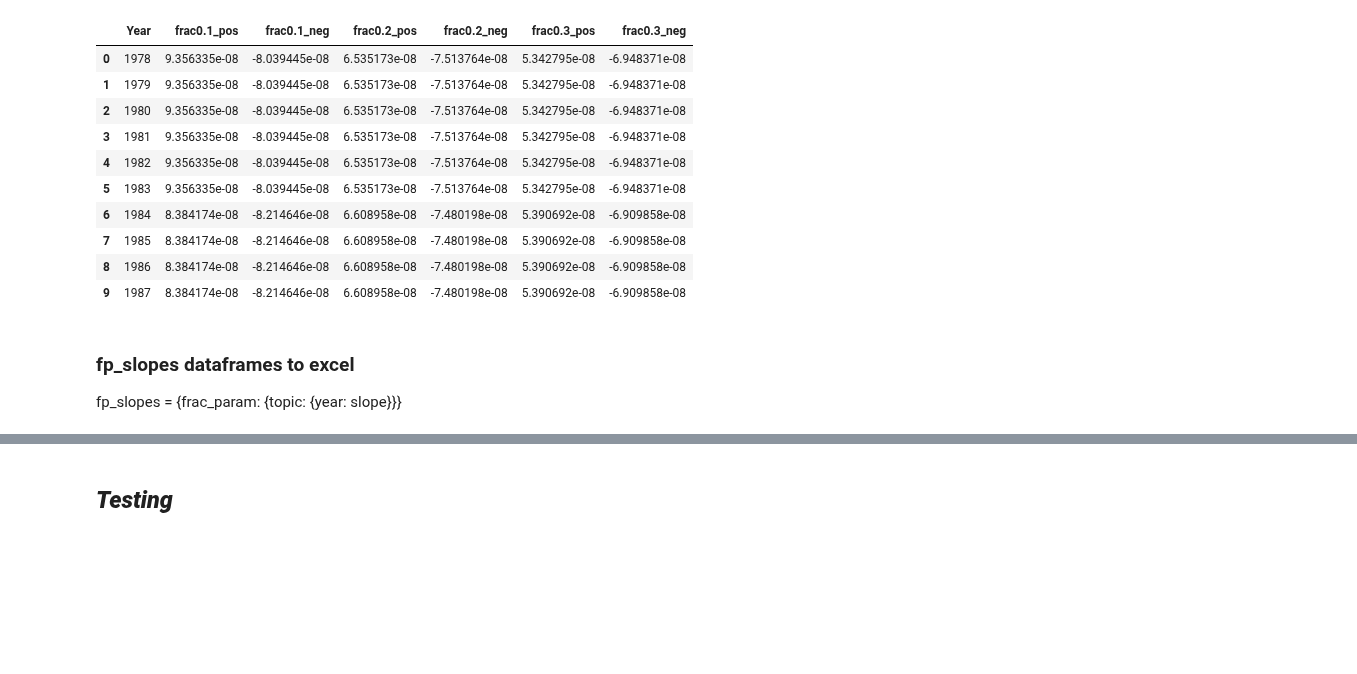
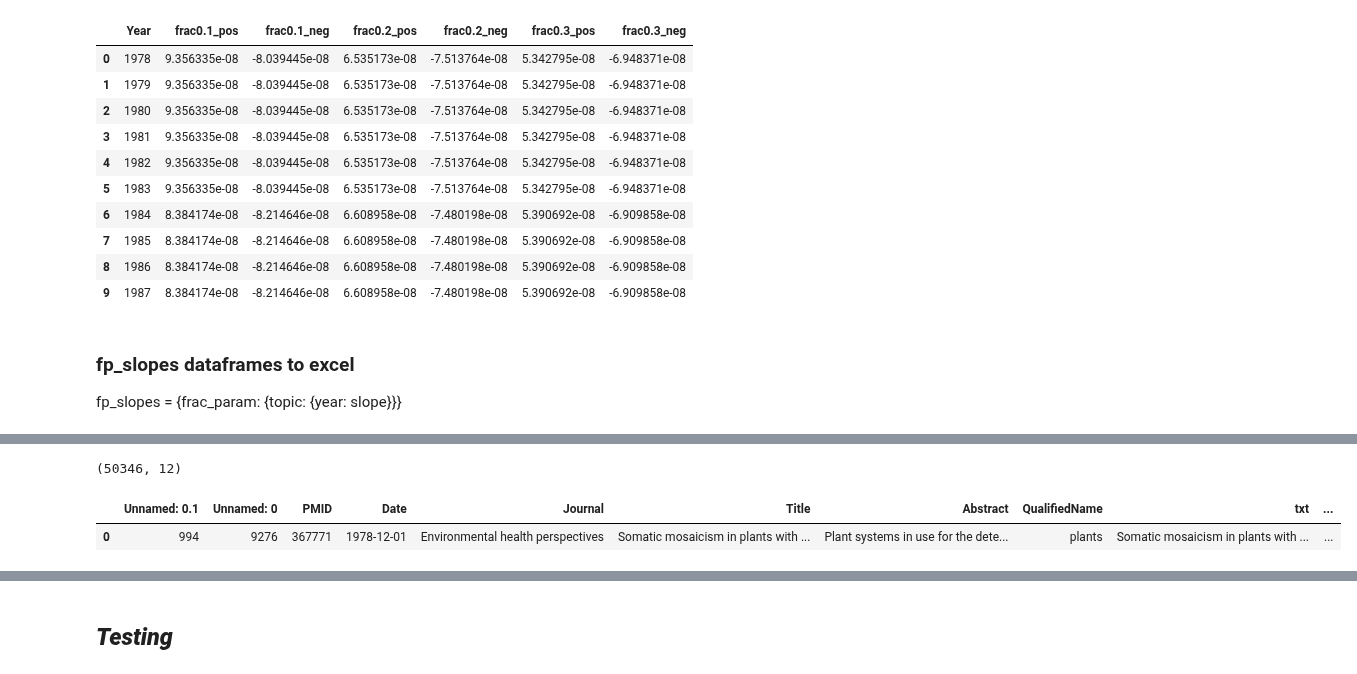
Before and after one commit to ShiuLab/plant_sci_hist, a Jupyter notebook: 9_wrap_up/script_9_wrap_up.ipynb, the cells around one changed output, grey strips where cells are left out. Saved outputs shown, nothing was run; the diff lists cells and outputs as text; code cells hidden in the pictures; blank space fills up the shorter version.

```diff
--- a/9_wrap_up/script_9_wrap_up.ipynb
+++ b/9_wrap_up/script_9_wrap_up.ipynb
@@ -468,0 +489,8 @@ with pd.ExcelWriter(work_dir / 'table_fp_topic_year_slope.xlsx') as writer:
+# %%
+corpus_arabi = pd.read_csv(corpus_target_file, sep='\t', compression='gzip')
+print(corpus_arabi.shape)
+corpus_arabi.head(1)
+# %% [output]
+(50346, 12)
+|  | Unnamed: 0.1 | Unnamed: 0 | PMID | Date | Journal | Title | Abstract | QualifiedName | txt | ... |
+| 0 | 994 | 9276 | 367771 | 1978-12-01 | Environmental health perspectives | Somatic mosaicism in plants with ... | Plant systems in use for the dete... | plants | Somatic mosaicism in plants with ... | ... |
```
Also changed, not shown: parts of 30 cells of this notebook, 3 other files.
